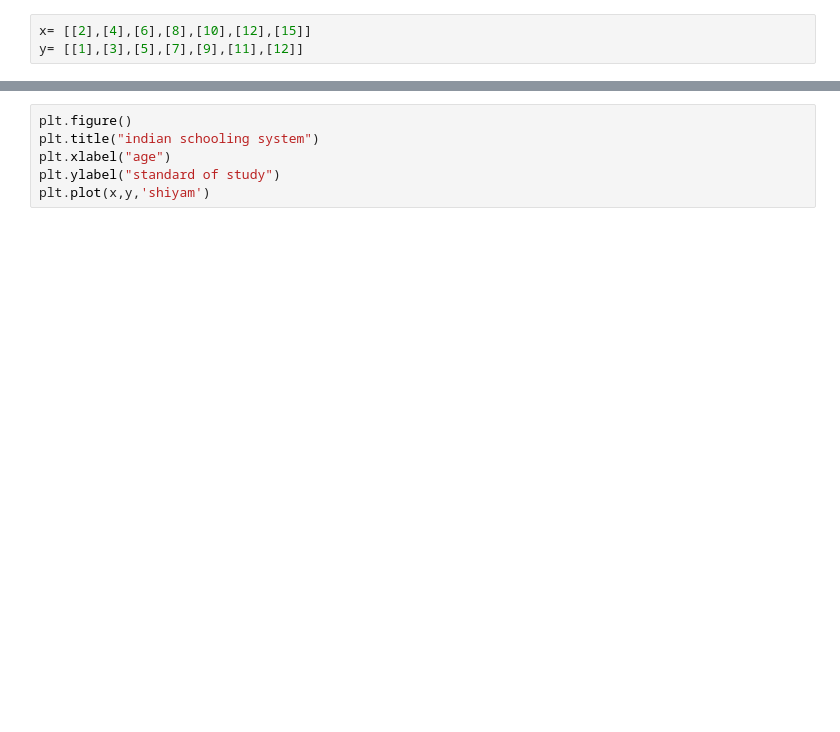
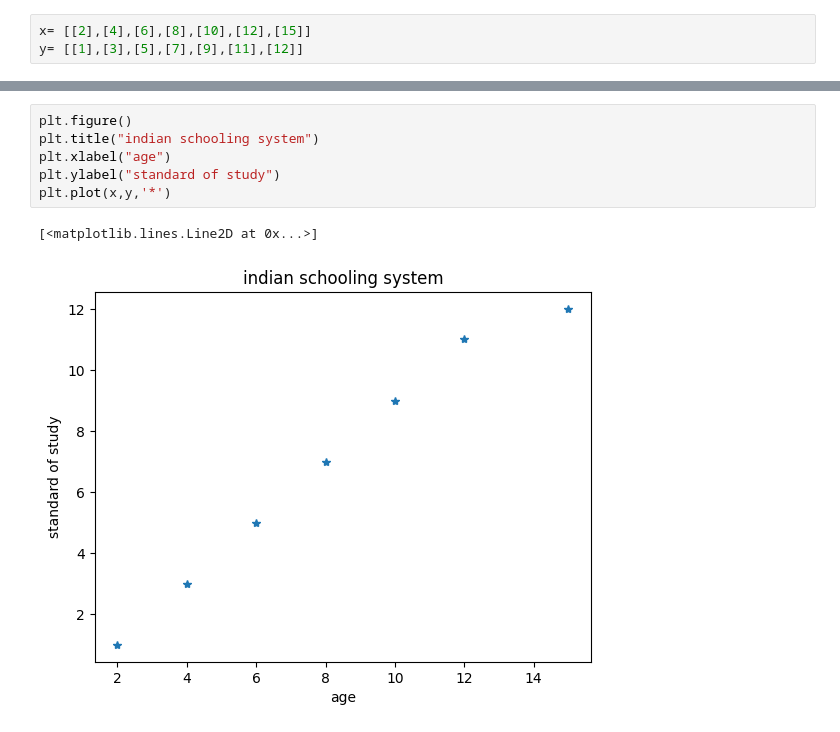
Before and after one commit to Shiyam0906/Data-analytics-, a Jupyter notebook: practics.ipynb, the cells around one changed output, grey strips where cells are left out. Drawn from its saved outputs; the diff is of its cells as text; blank space fills up the shorter version.

```diff
--- a/practics.ipynb
+++ b/practics.ipynb
@@ -69,6 +256,9 @@ print(x,y)
 # %%
 plt.figure()
 plt.title("indian schooling system")
 plt.xlabel("age")
 plt.ylabel("standard of study")
-plt.plot(x,y,'shiyam')
+plt.plot(x,y,'*')
+# %% [output]
+[<matplotlib.lines.Line2D at 0x...>]
+[figure, added]
```
Also changed, not shown: parts of 20 cells of this notebook.
